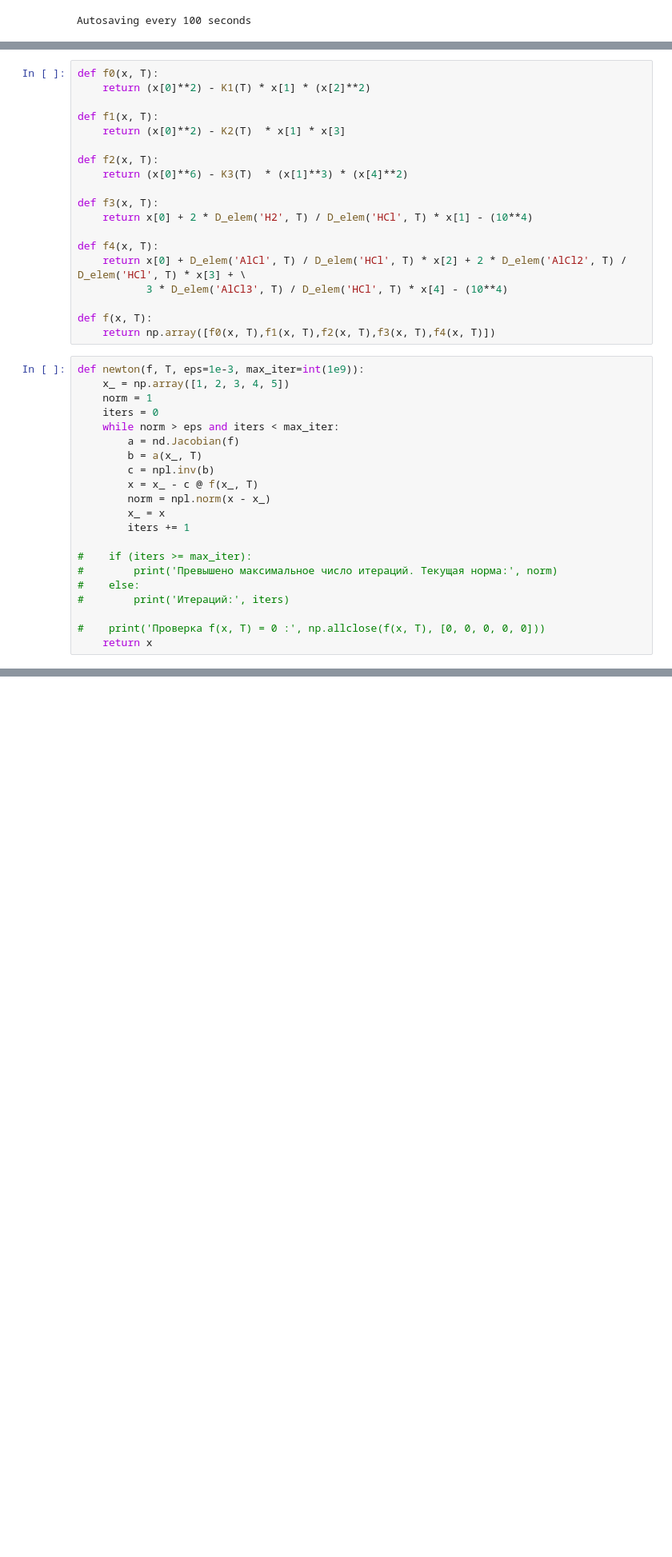
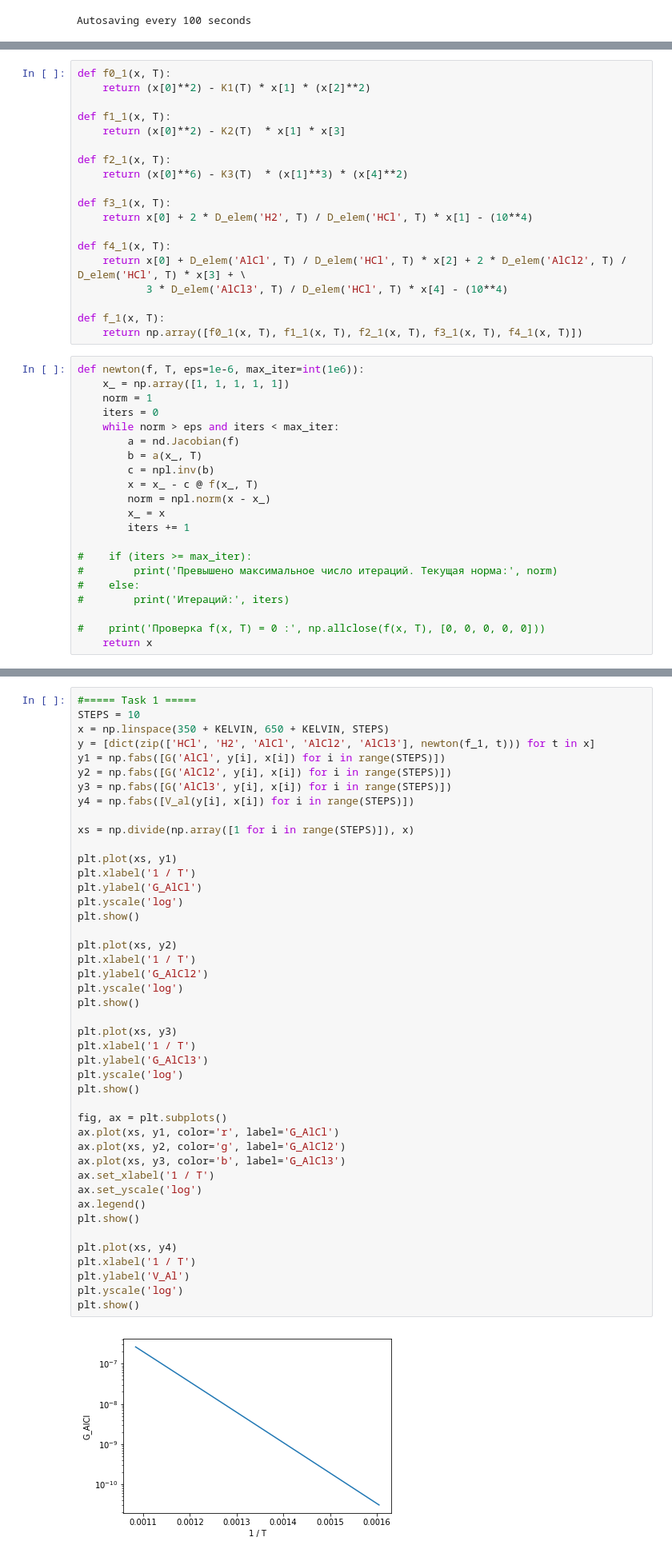
Before and after one commit to ivartb/AlGaN, a Jupyter notebook: AlGaN.ipynb, the cells around one changed output, grey strips where cells are left out. Shown: that part at 80% size. Drawn from its saved outputs; the diff is of its cells as text; blank space fills up the shorter version.

Commit message:
task 2 done

```diff
--- a/AlGaN.ipynb
+++ b/AlGaN.ipynb
@@ -60,27 +61,27 @@ def Sigma1_1(x):
 def D_elem(elem, T):
     return 0.02628 * (T**(3/2)) / ((10**5) * Sigma_elemN2(elem) * Sigma1_1(T / Eps_elemN2(elem)) * (Mu_elemN2(elem)**(1/2)))
 # %%
-def f0(x, T):
+def f0_1(x, T):
     return (x[0]**2) - K1(T) * x[1] * (x[2]**2)
 
-def f1(x, T):
+def f1_1(x, T):
     return (x[0]**2) - K2(T)  * x[1] * x[3]
 
-def f2(x, T):
+def f2_1(x, T):
     return (x[0]**6) - K3(T)  * (x[1]**3) * (x[4]**2)
 
-def f3(x, T):
+def f3_1(x, T):
     return x[0] + 2 * D_elem('H2', T) / D_elem('HCl', T) * x[1] - (10**4)
 
-def f4(x, T):
+def f4_1(x, T):
     return x[0] + D_elem('AlCl', T) / D_elem('HCl', T) * x[2] + 2 * D_elem('AlCl2', T) / D_elem('HCl', T) * x[3] + \
            3 * D_elem('AlCl3', T) / D_elem('HCl', T) * x[4] - (10**4)
 
-def f(x, T):
-    return np.array([f0(x, T),f1(x, T),f2(x, T),f3(x, T),f4(x, T)])
+def f_1(x, T):
+    return np.array([f0_1(x, T), f1_1(x, T), f2_1(x, T), f3_1(x, T), f4_1(x, T)])
 # %%
-def newton(f, T, eps=1e-3, max_iter=int(1e9)):
-    x_ = np.array([1, 2, 3, 4, 5])
+def newton(f, T, eps=1e-6, max_iter=int(1e6)):
+    x_ = np.array([1, 1, 1, 1, 1])
     norm = 1
     iters = 0
     while norm > eps and iters < max_iter:
@@ -190,0 +118,46 @@ for key in d1:
+# %%
+#===== Task 1 =====
+STEPS = 10
+x = np.linspace(350 + KELVIN, 650 + KELVIN, STEPS)
+y = [dict(zip(['HCl', 'H2', 'AlCl', 'AlCl2', 'AlCl3'], newton(f_1, t))) for t in x]
+y1 = np.fabs([G('AlCl', y[i], x[i]) for i in range(STEPS)])
+y2 = np.fabs([G('AlCl2', y[i], x[i]) for i in range(STEPS)])
+y3 = np.fabs([G('AlCl3', y[i], x[i]) for i in range(STEPS)])
+y4 = np.fabs([V_al(y[i], x[i]) for i in range(STEPS)])
+
+xs = np.divide(np.array([1 for i in range(STEPS)]), x)
+
+plt.plot(xs, y1)
+plt.xlabel('1 / T')
+plt.ylabel('G_AlCl')
+plt.yscale('log')
+plt.show()
+
+plt.plot(xs, y2)
+plt.xlabel('1 / T')
+plt.ylabel('G_AlCl2')
+plt.yscale('log')
+plt.show()
+
+plt.plot(xs, y3)
+plt.xlabel('1 / T')
+plt.ylabel('G_AlCl3')
+plt.yscale('log')
+plt.show()
+
+fig, ax = plt.subplots()
+ax.plot(xs, y1, color='r', label='G_AlCl')
+ax.plot(xs, y2, color='g', label='G_AlCl2')
+ax.plot(xs, y3, color='b', label='G_AlCl3')
+ax.set_xlabel('1 / T')
+ax.set_yscale('log')
+ax.legend()
+plt.show()
+
+plt.plot(xs, y4)
+plt.xlabel('1 / T')
+plt.ylabel('V_Al')
+plt.yscale('log')
+plt.show()
+# %% [output]
+[figure, added]
```
Also changed, not shown: parts of 13 cells of this notebook.
